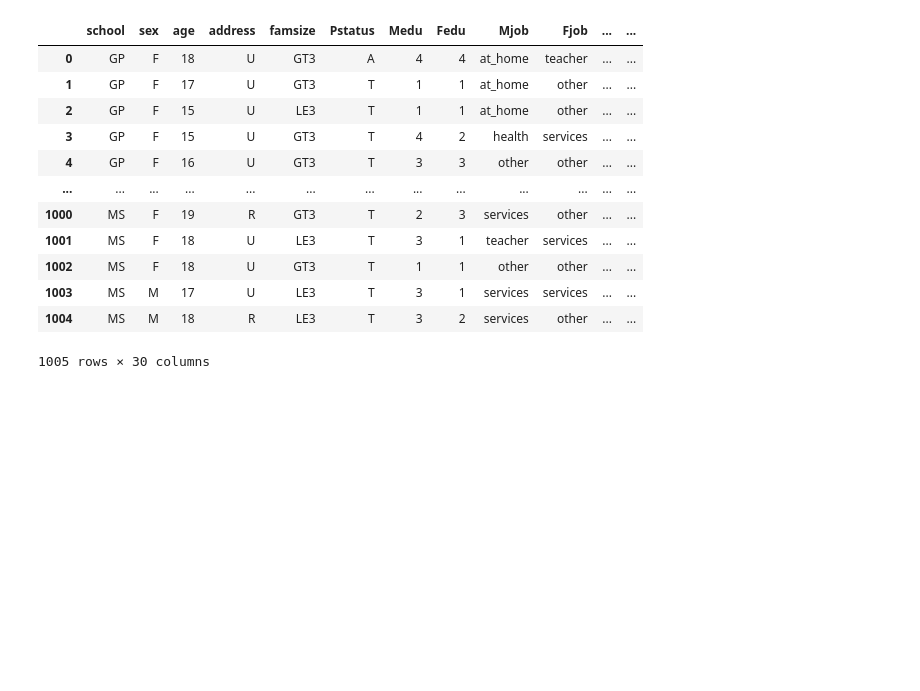
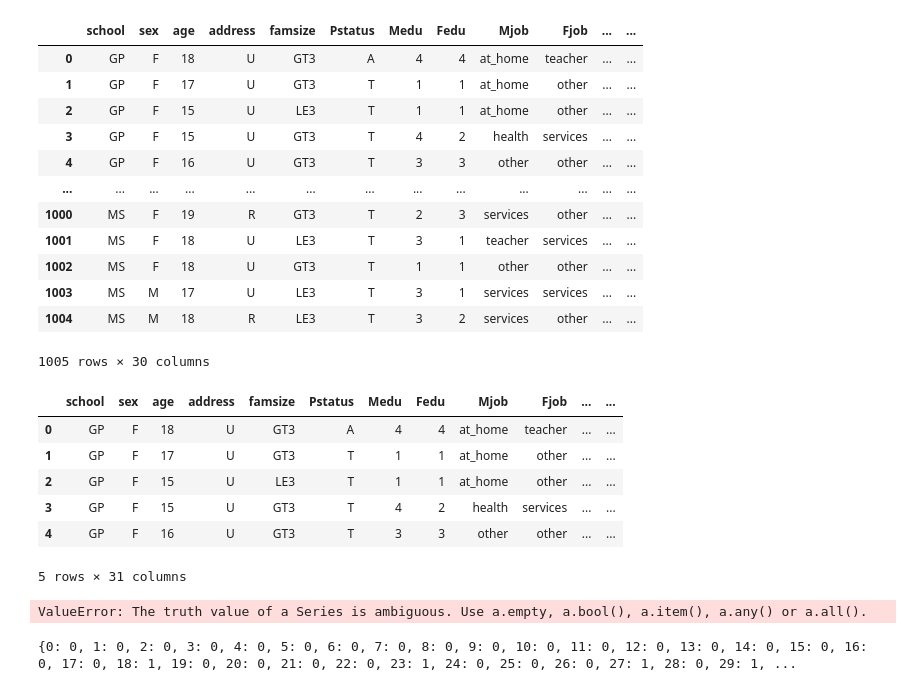
Before and after one commit to ijethmal/sc1015-asg, a Jupyter notebook: main.ipynb, the cells around one changed output. Drawn from its saved outputs; the diff is of its cells as text; code cells hidden in the pictures; blank space fills up the shorter version.

Commit message:
error with adding col

```diff
--- a/main.ipynb
+++ b/main.ipynb
@@ -5,11 +5,11 @@ import seaborn as sb
 import matplotlib.pyplot as plt # we only need pyplot
 sb.set() # set the default Seaborn style for graphics
 # %%
-students1 = pd.read_csv('student-mat.csv')
-students1.dataframeName = 'student-mat.csv'
+students1 = pd.read_csv('archive/student-mat.csv')
+students1.dataframeName = 'archive/student-mat.csv'
 print(students1.shape)
 
-students2 = pd.read_csv('student-por.csv')
+students2 = pd.read_csv('archive/student-por.csv')
 print(students2.shape)
 
 #MERGE AND REMOVE DUPLS
@@ -132,3 +132,41 @@ students.drop_duplicates(ignore_index= True)
 | 1003 | MS | M | 17 | U | LE3 | T | 3 | 1 | services | services | ... | ... |
 | 1004 | MS | M | 18 | R | LE3 | T | 3 | 2 | services | other | ... | ... |
 1005 rows × 30 columns
+# %%
+students['id'] = range(1, len(students) + 1)
+students.head()
+# %% [output]
+|  | school | sex | age | address | famsize | Pstatus | Medu | Fedu | Mjob | Fjob | ... | ... |
+| 0 | GP | F | 18 | U | GT3 | A | 4 | 4 | at_home | teacher | ... | ... |
+| 1 | GP | F | 17 | U | GT3 | T | 1 | 1 | at_home | other | ... | ... |
+| 2 | GP | F | 15 | U | LE3 | T | 1 | 1 | at_home | other | ... | ... |
+| 3 | GP | F | 15 | U | GT3 | T | 4 | 2 | health | services | ... | ... |
+| 4 | GP | F | 16 | U | GT3 | T | 3 | 3 | other | other | ... | ... |
+5 rows × 31 columns
+# %%
+dictionary = {}
+for i in range(len(students)):
+    #dictionary[i] = 'NaN'
+    dalc = students.at[i, "Dalc"]
+    walc = students.at[i, "Walc"]
+    if (dalc >= 4 or walc >= 4):
+        dictionary[i] = 1
+    else:
+        dictionary[i] = 0
+
+print(dictionary)
+# %% [output]
+ValueError: The truth value of a Series is ambiguous. Use a.empty, a.bool(), a.item(), a.any() or a.all().
+# %%
+dictionary = {}
+for i, row in students.iterrows():
+    dalc = row["Dalc"]
+    walc = row["Walc"]
+    if (dalc >= 4 or walc >= 4):
+        dictionary[i] = 1
+    else:
+        dictionary[i] = 0
+
+print(dictionary)
+# %% [output]
+{0: 0, 1: 0, 2: 0, 3: 0, 4: 0, 5: 0, 6: 0, 7: 0, 8: 0, 9: 0, 10: 0, 11: 0, 12: 0, 13: 0, 14: 0, 15: 0, 16: 0, 17: 0, 18: 1, 19: 0, 20: 0, 21: 0, 22: 0, 23: 1, 24: 0, 25: 0, 26: 0, 27: 1, 28: 0, 29: 1, ...
```
